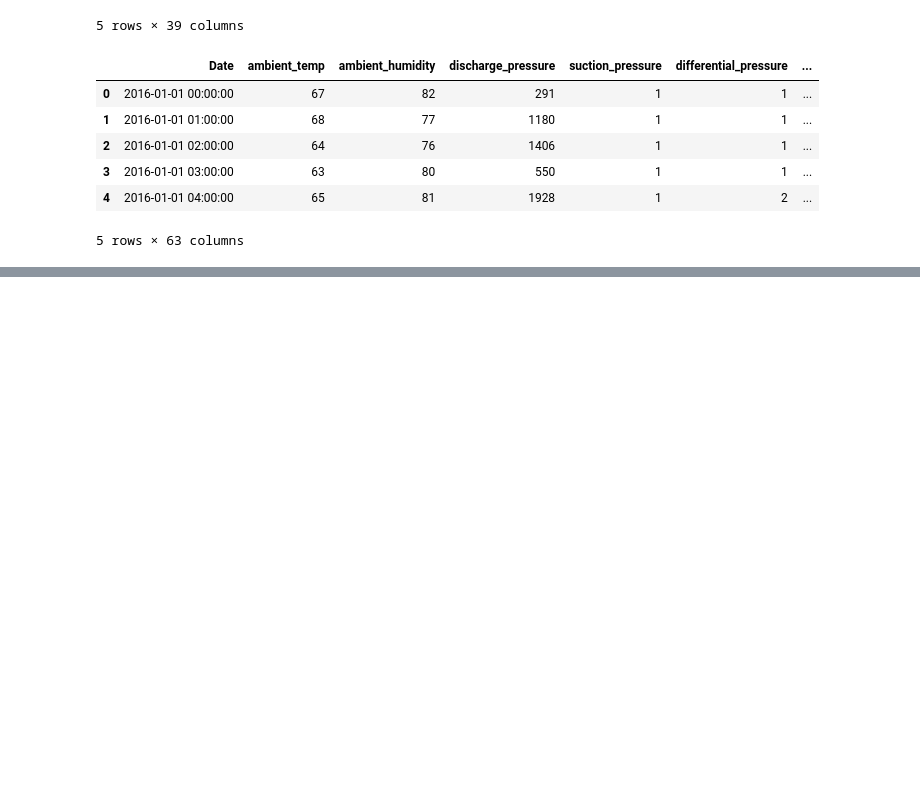
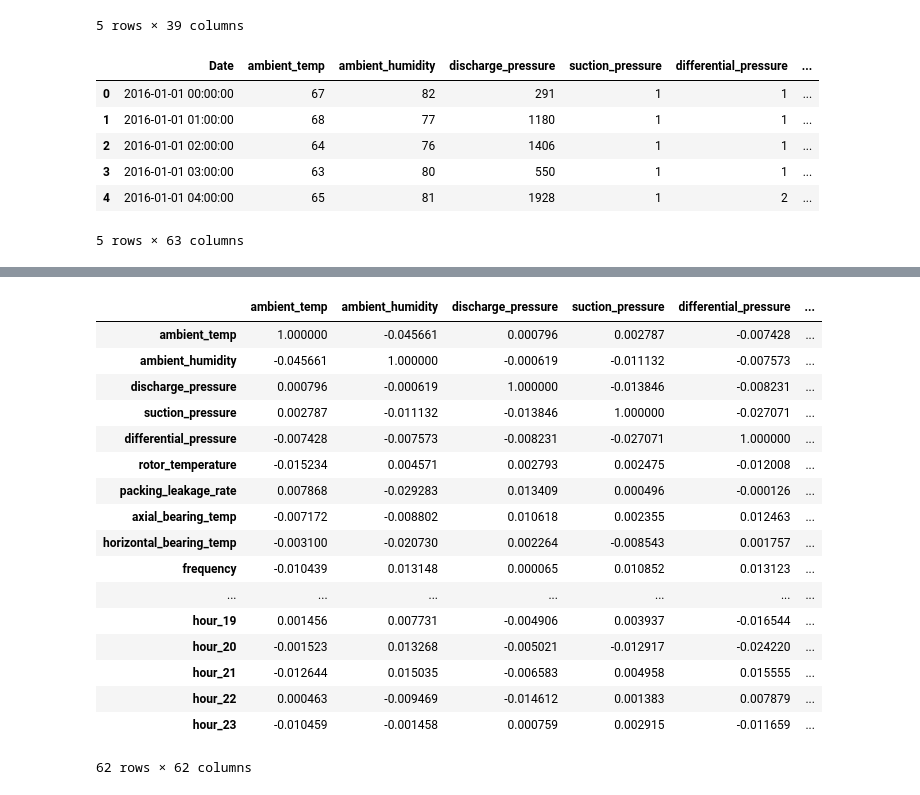
Before and after one commit to kurtrm/predicting_equipment_failure, a Jupyter notebook: equipment_failure_notebook.ipynb, the cells around one changed output, grey strips where cells are left out. Drawn from its saved outputs; the diff is of its cells as text; code cells hidden in the pictures; blank space fills up the shorter version.

Commit message:
Think I got the final dataframe good to go.

```diff
--- a/equipment_failure_notebook.ipynb
+++ b/equipment_failure_notebook.ipynb
@@ -201,0 +198,2 @@ adapted_equipment_df
+# %%
+final = adapted_equipment_df.drop('Date', axis=1)
@@ -201,0 +210,21 @@ adapted_equipment_df
+# %%
+final.corr()
+# %% [output]
+|  | ambient_temp | ambient_humidity | discharge_pressure | suction_pressure | differential_pressure | ... |
+| ambient_temp | 1.000000 | -0.045661 | 0.000796 | 0.002787 | -0.007428 | ... |
+| ambient_humidity | -0.045661 | 1.000000 | -0.000619 | -0.011132 | -0.007573 | ... |
+| discharge_pressure | 0.000796 | -0.000619 | 1.000000 | -0.013846 | -0.008231 | ... |
+| suction_pressure | 0.002787 | -0.011132 | -0.013846 | 1.000000 | -0.027071 | ... |
+| differential_pressure | -0.007428 | -0.007573 | -0.008231 | -0.027071 | 1.000000 | ... |
+| rotor_temperature | -0.015234 | 0.004571 | 0.002793 | 0.002475 | -0.012008 | ... |
+| packing_leakage_rate | 0.007868 | -0.029283 | 0.013409 | 0.000496 | -0.000126 | ... |
+| axial_bearing_temp | -0.007172 | -0.008802 | 0.010618 | 0.002355 | 0.012463 | ... |
+| horizontal_bearing_temp | -0.003100 | -0.020730 | 0.002264 | -0.008543 | 0.001757 | ... |
+| frequency | -0.010439 | 0.013148 | 0.000065 | 0.010852 | 0.013123 | ... |
+| ... | ... | ... | ... | ... | ... | ... |
+| hour_19 | 0.001456 | 0.007731 | -0.004906 | 0.003937 | -0.016544 | ... |
+| hour_20 | -0.001523 | 0.013268 | -0.005021 | -0.012917 | -0.024220 | ... |
+| hour_21 | -0.012644 | 0.015035 | -0.006583 | 0.004958 | 0.015555 | ... |
+| hour_22 | 0.000463 | -0.009469 | -0.014612 | 0.001383 | 0.007879 | ... |
+| hour_23 | -0.010459 | -0.001458 | 0.000759 | 0.002915 | -0.011659 | ... |
+62 rows × 62 columns
```
Also changed, not shown: parts of 5 cells of this notebook.
